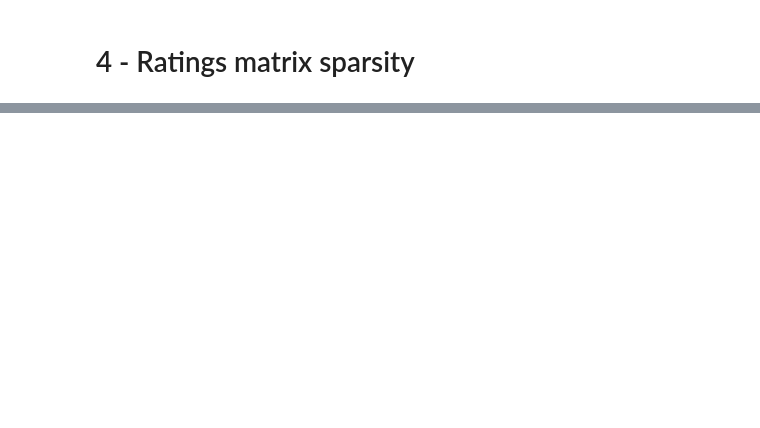
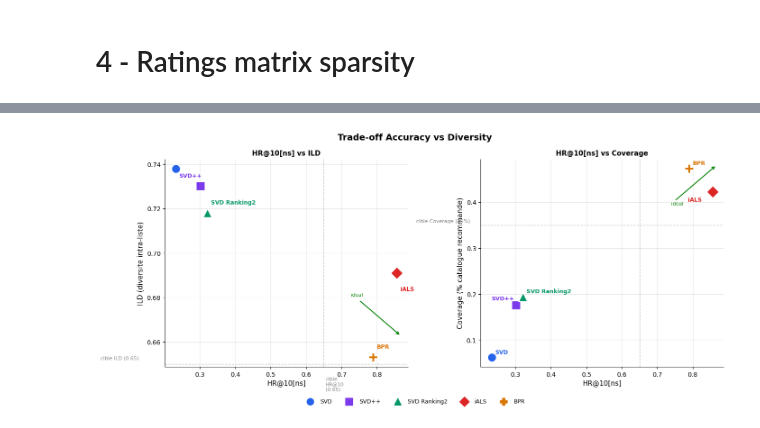
Before and after one commit to ArthurOttevaere/movix-recommender, a Jupyter notebook: analytics.ipynb, the cells around one changed output, grey strips where cells are left out. Cells and saved outputs as stored; diff of their text form; code cells hidden in the pictures; blank space fills up the shorter version.

```diff
--- a/analytics.ipynb
+++ b/analytics.ipynb
@@ -193,0 +275,91 @@ Matrix sparsity: 50.0%
+# %%
+import matplotlib.pyplot as plt
+import numpy as np
+
+models_td = ['SVD', 'SVD++', 'SVD Ranking2', 'iALS', 'BPR']
+colors_td  = ['#2563EB', '#7C3AED', '#059669', '#DC2626', '#D97706']
+markers    = ['o', 's', '^', 'D', 'P']
+
+hr10 = [0.233, 0.302, 0.321, 0.856, 0.790]
+ild  = [0.738, 0.730, 0.718, 0.691, 0.653]
+cov  = [0.062, 0.175, 0.194, 0.422, 0.473]
+
+fig, axes = plt.subplots(1, 2, figsize=(14, 6))
+fig.suptitle('Trade-off Accuracy vs Diversity', fontsize=14, fontweight='bold')
+
+label_offsets_1 = {
+    'SVD':          (-0.055,  0.004),
+    'SVD++':        (-0.060,  0.004),
+    'SVD Ranking2': ( 0.010,  0.004),
+    'iALS':         ( 0.010, -0.008),
+    'BPR':          ( 0.010,  0.004),
+}
+label_offsets_2 = {
+    'SVD':          ( 0.010,  0.008),
+    'SVD++':        (-0.070,  0.012),
+    'SVD Ranking2': ( 0.010,  0.008),
+    'iALS':         (-0.070, -0.020),
+    'BPR':          ( 0.010,  0.008),
+}
+
+# Graphique 1 : HR@10[ns] vs ILD
+ax1 = axes[0]
+for i, (m, c, mk) in enumerate(zip(models_td, colors_td, markers)):
+    ax1.scatter(hr10[i], ild[i], s=200, color=c, marker=mk, zorder=5,
+                edgecolors='white', linewidths=1.5, label=m)
+    dx, dy = label_offsets_1[m]
+    ax1.annotate(m, (hr10[i] + dx, ild[i] + dy), fontsize=9, color=c, fontweight='bold')
+
+ax1.axhline(0.65, color='gray', linestyle='--', alpha=0.5, linewidth=1)
+ax1.axvline(0.65, color='gray', linestyle='--', alpha=0.5, linewidth=1)
+ax1.text(0.02, 0.652, 'ILD target (0.65)', fontsize=8, color='gray')
+ax1.text(0.655, 0.638, 'HR@10\ntarget\n(0.65)', fontsize=8, color='gray')
+ax1.set_xlabel('HR@10[ns]', fontsize=11)
+ax1.set_ylabel('ILD (diversite intra-liste)', fontsize=11)
+ax1.set_title('HR@10[ns] vs ILD', fontsize=11, fontweight='bold')
+ax1.grid(alpha=0.3)
+ax1.spines[['top', 'right']].set_visible(False)
+
+# Zone ideale
+ax1.annotate('', xy=(0.97, 0.15), xytext=(0.80, 0.32),
+             xycoords='axes fraction', textcoords='axes fraction',
+             arrowprops=dict(arrowstyle='->', color='green', lw=1.5))
+ax1.text(0.79, 0.34, 'ideal', transform=ax1.transAxes,
+         fontsize=8, color='green', ha='center')
+
+# Graphique 2 : HR@10[ns] vs Coverage
+ax2 = axes[1]
+for i, (m, c, mk) in enumerate(zip(models_td, colors_td, markers)):
+    ax2.scatter(hr10[i], cov[i], s=200, color=c, marker=mk, zorder=5,
+                edgecolors='white', linewidths=1.5, label=m)
+    dx, dy = label_offsets_2[m]
+    ax2.annotate(m, (hr10[i] + dx, cov[i] + dy), fontsize=9, color=c, fontweight='bold')
+
+ax2.axhline(0.35, color='gray', linestyle='--', alpha=0.5, linewidth=1)
+ax2.axvline(0.65, color='gray', linestyle='--', alpha=0.5, linewidth=1)
+ax2.text(0.02, 0.355, 'Coverage target (35%)', fontsize=8, color='gray')
+ax2.set_xlabel('HR@10[ns]', fontsize=11)
+ax2.set_ylabel('Coverage (% catalogue recommande)', fontsize=11)
+ax2.set_title('HR@10[ns] vs Coverage', fontsize=11, fontweight='bold')
+ax2.grid(alpha=0.3)
+ax2.spines[['top', 'right']].set_visible(False)
+
+ax2.annotate('', xy=(0.97, 0.97), xytext=(0.80, 0.80),
+             xycoords='axes fraction', textcoords='axes fraction',
+             arrowprops=dict(arrowstyle='->', color='green', lw=1.5))
+ax2.text(0.81, 0.78, 'ideal', transform=ax2.transAxes,
+         fontsize=8, color='green', ha='center')
+
+handles = [plt.scatter([], [], s=120, color=c, marker=mk, label=m)
+           for m, c, mk in zip(models_td, colors_td, markers)]
+fig.legend(handles=handles, loc='lower center', ncol=5,
+           fontsize=9, bbox_to_anchor=(0.5, -0.04), frameon=False)
+
+plt.tight_layout()
+plt.show()
+
+print("Reading: top-right corner = best HR@k AND best coverage/ILD")
+print("iALS and BPR dominate SVD/SVD++/SVD Ranking2 on both axes.")
+print("The iALS (higher ILD) vs BPR (higher Coverage) split justifies two distinct carousels.")
+# %% [output]
+[figure, added]
```
Also changed, not shown: parts of 18 cells of this notebook, 5 other files.
